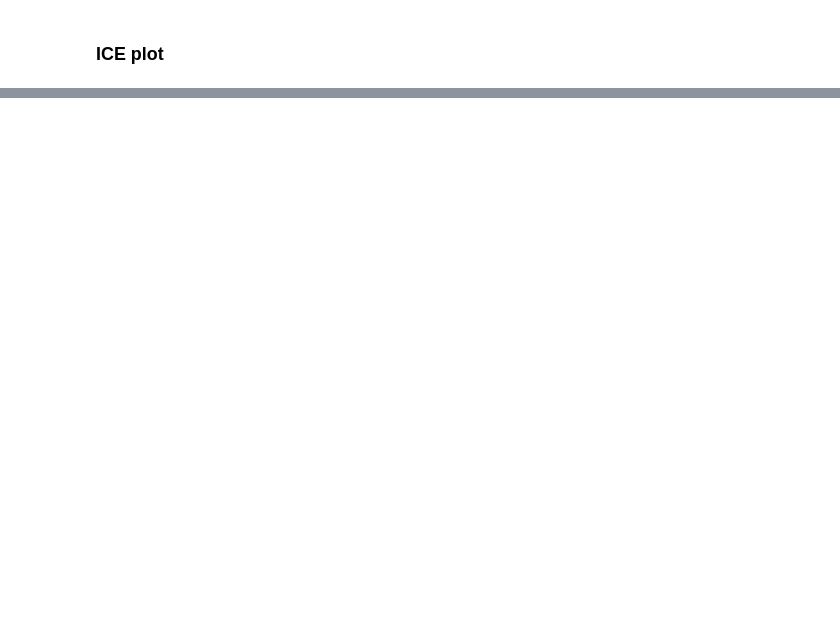
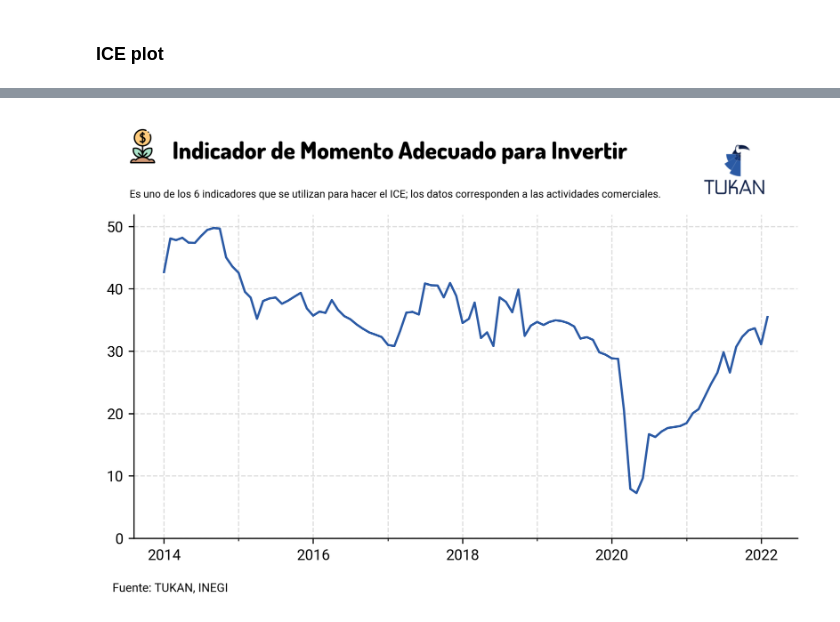
Before and after one commit to TukanMx/tukan_notebooks, a Jupyter notebook: social/social_media/emoe/emoe.ipynb, the cells around one changed output, grey strips where cells are left out. Saved outputs shown, nothing was run; the diff lists cells and outputs as text; code cells hidden in the pictures; blank space fills up the shorter version.

```diff
--- a/social/social_media/emoe/emoe.ipynb
+++ b/social/social_media/emoe/emoe.ipynb
@@ -437,0 +614,87 @@ ice_data
+# %%
+inv_data = inv_data[inv_data['economic_activity__ref']=='1d0185629b65ee3']
+
+fig = plt.figure(dpi=300, figsize=(8,4))
+ax = plt.subplot(111)
+
+cmap = mpl.cm.get_cmap("GnBu_r", 5)
+
+# Data to plot
+ax.plot(inv_data['date'],inv_data['value'])
+
+# ax.yaxis.set_major_formatter(ticker.StrMethodFormatter('{x:,.0f}'))
+
+# Add minor gridlines and format ticks
+ax.xaxis.set_major_locator(mdates.YearLocator(2))
+ax.xaxis.set_minor_locator(mdates.YearLocator(1))
+
+ax.grid(visible=True, which='both', linestyle='--', color = "#dddddd")
+
+# Add gridlines and format to ticks
+ax.yaxis.set_major_formatter(mtick.StrMethodFormatter('{x:.0f}'))
+
+ax.set_ylim(0)
+
+
+# ax.set_ylim(0)
+
+icon_icon = image.imread("investment.png")
+icon_ax = fig.add_axes([0.11, 1, 0.05, 0.08], zorder=1)
+icon_ax.imshow(icon_icon)
+icon_ax.axis("off")
+
+
+# Add title and subtitle
+fig.text(
+    0.17,
+    1.01,
+    "Indicador de Momento Adecuado para Invertir",
+    size=16,
+    weight = "bold",
+    family = "Dosis"
+)
+
+fig.text(
+    0.12,
+    0.92,
+    "Es uno de los 6 indicadores que se utilizan para hacer el ICE; los datos corresponden a las actividades comerciales.",
+    size=7
+)
+
+# Add footer
+fig.text(0.1, -0, "Fuente: TUKAN, INEGI", fontsize=8)
+
+# Save plot with TUKAN logo, transparent and white
+# plt.savefig(
+#     "plots/inv_no_logo.png",
+#     dpi=300,
+#     bbox_inches="tight",
+#     # facecolor="white",
+#     edgecolor="none",
+#     transparent=True,
+# )
+
+tukan_im = image.imread(module_path + "\\assets\\logo\\logo192.png")
+newax = fig.add_axes([0.7, .88, 0.18, 0.21], anchor="NE", zorder=1)
+newax.imshow(tukan_im)
+newax.axis("off")
+
+# plt.savefig(
+#     "plots/inv_logo.png",
+#     dpi=300,
+#     bbox_inches="tight",
+#     # facecolor="white",
+#     edgecolor="none",
+#     transparent=True,
+# )
+
+plt.savefig(
+    "plots/inv_white_logo.png",
+    dpi=300,
+    bbox_inches="tight",
+    facecolor="white",
+    edgecolor="none",
+    transparent=False,
+)
+# %% [output]
+[figure, added]
```
Also changed, not shown: parts of 17 cells of this notebook.
